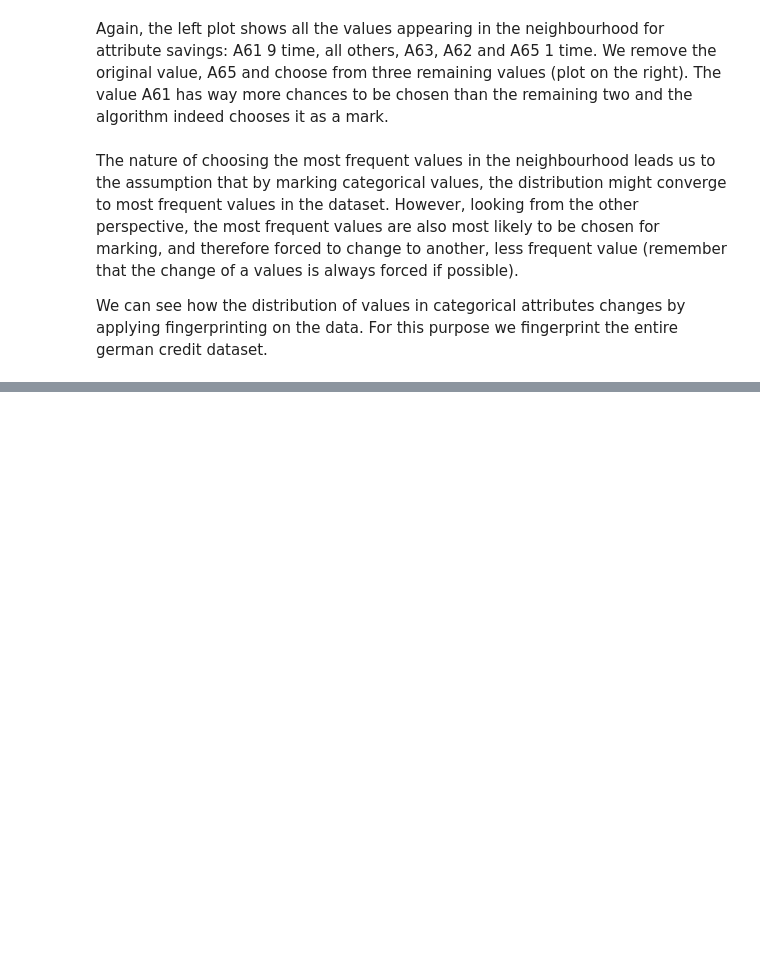
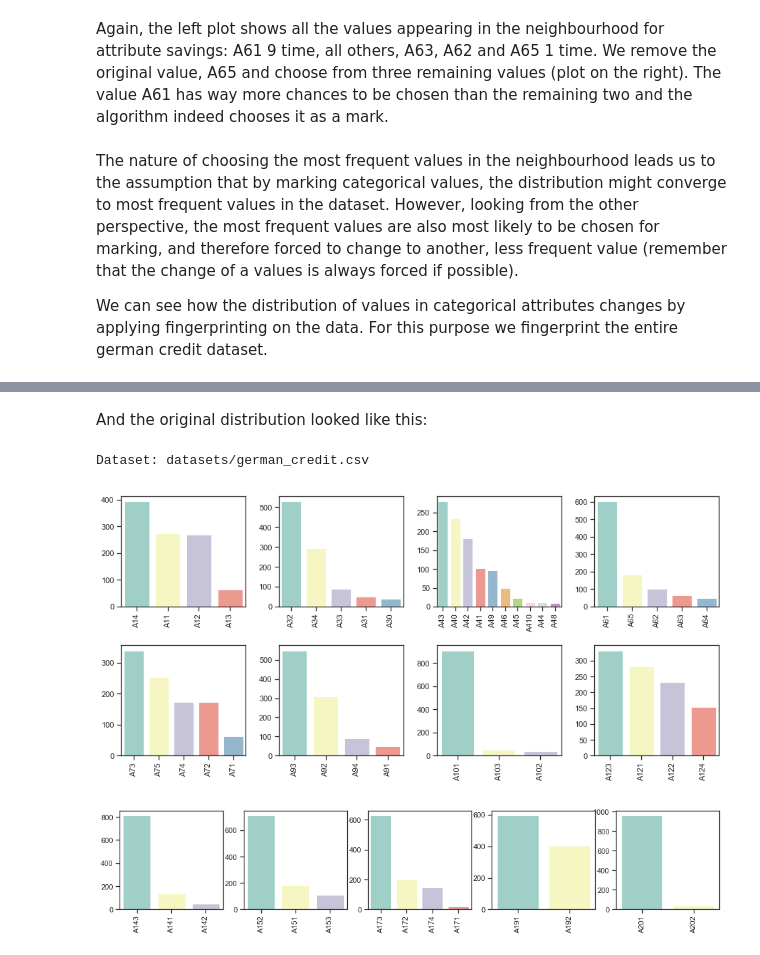
Before and after one commit to tanjascats/fingerprinting-toolbox, a Jupyter notebook: notebooks/analysis.ipynb, the cells around one changed output, grey strips where cells are left out. Drawn from its saved outputs; the diff is of its cells as text; code cells hidden in the pictures; blank space fills up the shorter version.

```diff
--- a/notebooks/analysis.ipynb
+++ b/notebooks/analysis.ipynb
@@ -164,0 +195,30 @@ True
+# %% [markdown]
+And the original distribution looked like this:
+# %%
+original_data, primary_key = import_dataset("german_credit")
+
+sns.set(style="ticks")
+fig1, ax1 = plt.subplots(2, 4, figsize=(12.5,6))
+fig2, ax2 = plt.subplots(1, 5, figsize=(16,2.7))
+i, j, plotfig1 = 0, 0, True
+for categorical_attribute in original_data.select_dtypes(include='object').columns:
+    counts = original_data[categorical_attribute][primary_key].value_counts()
+    if plotfig1:
+        chart = sns.barplot(counts.index, counts.values, alpha=.9, palette="Set3", ax=ax1[i][j])
+        chart.set_xticklabels(chart.get_xticklabels(), rotation=90)
+        if j < 3:
+            j += 1
+        else:
+            i += 1; j = 0
+        if i == 2:
+            plotfig1 = False
+            i, j = 0, 0
+    else:
+        chart = sns.barplot(counts.index, counts.values, alpha=.9, palette="Set3", ax=ax2[i])
+        chart.set_xticklabels(chart.get_xticklabels(), rotation=90)
+        i += 1
+fig1.tight_layout()
+# %% [output]
+Dataset: datasets/german_credit.csv
+[figure, added]
+[figure, added]
```
Also changed, not shown: parts of 8 cells of this notebook, 2 other files.
